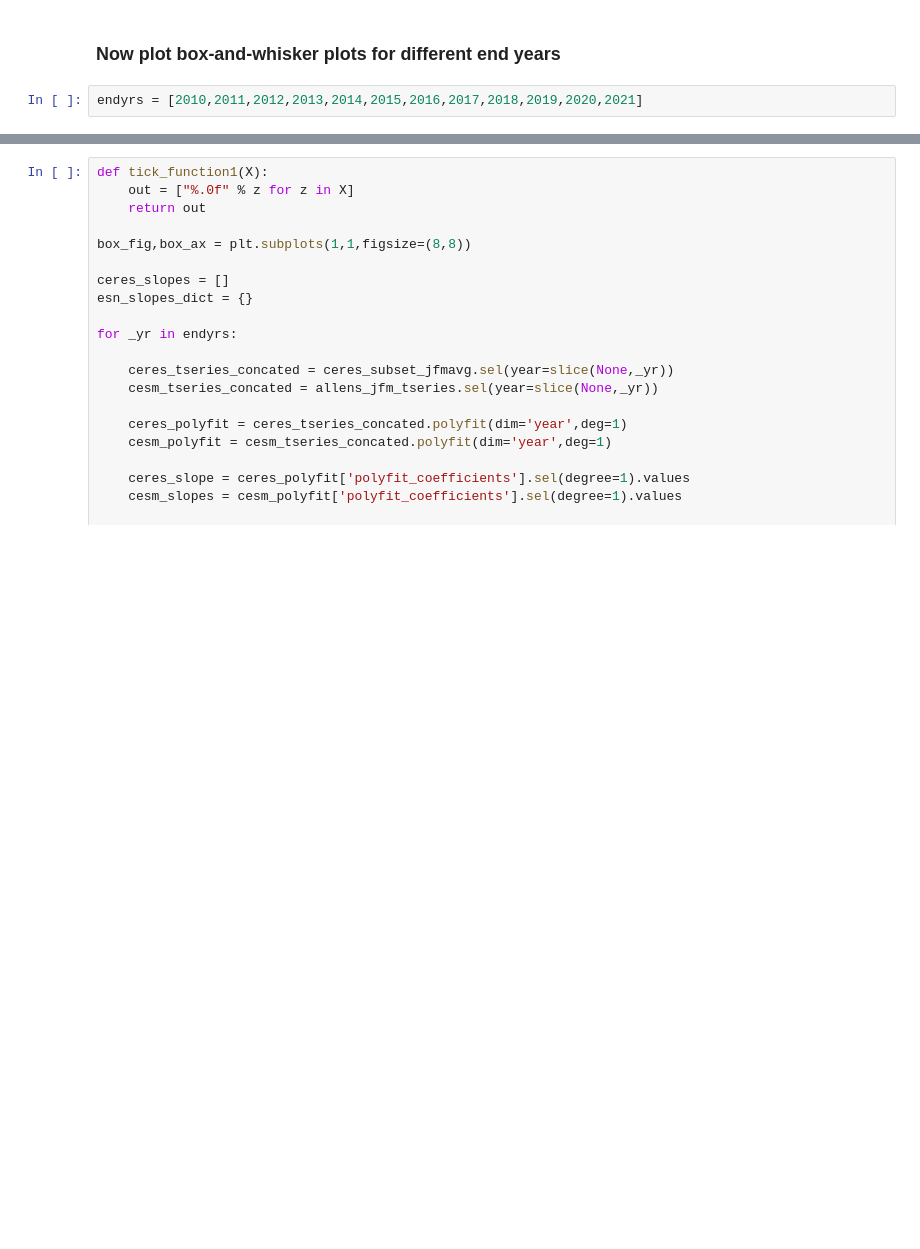
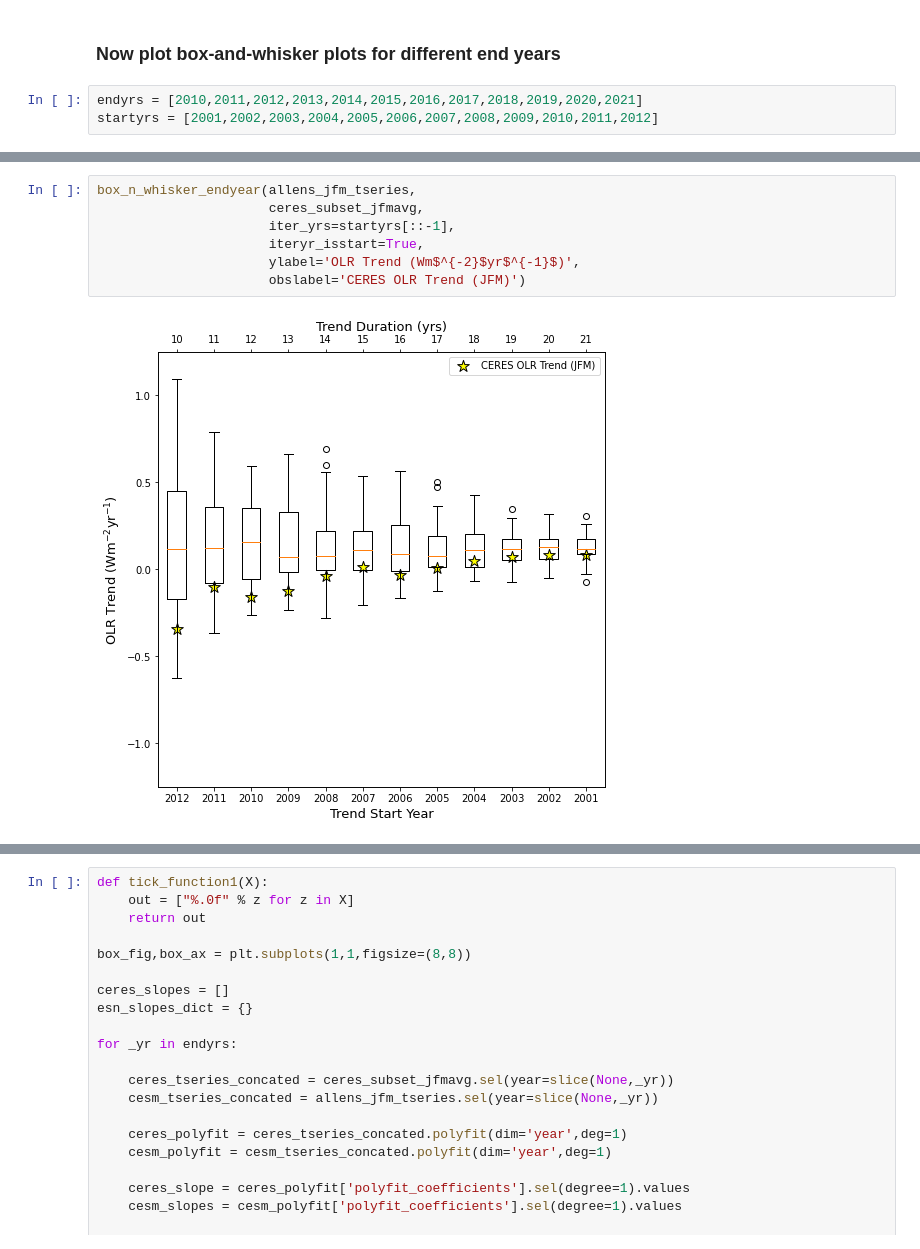
Before and after one commit to jshaw35/spectral_ice, a Jupyter notebook: figure3/figure3.ipynb, the cells around one changed output, grey strips where cells are left out. Saved outputs shown, nothing was run; the diff lists cells and outputs as text; blank space fills up the shorter version.

Commit message:
added startyear/endyear functionality to trend boxplots

```diff
--- a/figure3/figure3.ipynb
+++ b/figure3/figure3.ipynb
@@ -397,6 +400,7 @@ plt.legend()
 ### Now plot box-and-whisker plots for different end years
 # %%
 endyrs = [2010,2011,2012,2013,2014,2015,2016,2017,2018,2019,2020,2021]
+startyrs = [2001,2002,2003,2004,2005,2006,2007,2008,2009,2010,2011,2012]
 # %%
 def tick_function1(X):
     out = ["%.0f" % z for z in X]
@@ -448,2 +482,11 @@ box_n_whisker_endyear(allens_jfm_tseries,ceres_subset_jfmavg,endyrs,ylabel='OLR
 # %% [output]
 [figure]
+# %%
+box_n_whisker_endyear(allens_jfm_tseries,
+                      ceres_subset_jfmavg,
+                      iter_yrs=startyrs[::-1],
+                      iteryr_isstart=True,
+                      ylabel='OLR Trend (Wm$^{-2}$yr$^{-1}$)',
+                      obslabel='CERES OLR Trend (JFM)')
+# %% [output]
+[figure, added]
```
Also changed, not shown: parts of 11 cells of this notebook.
